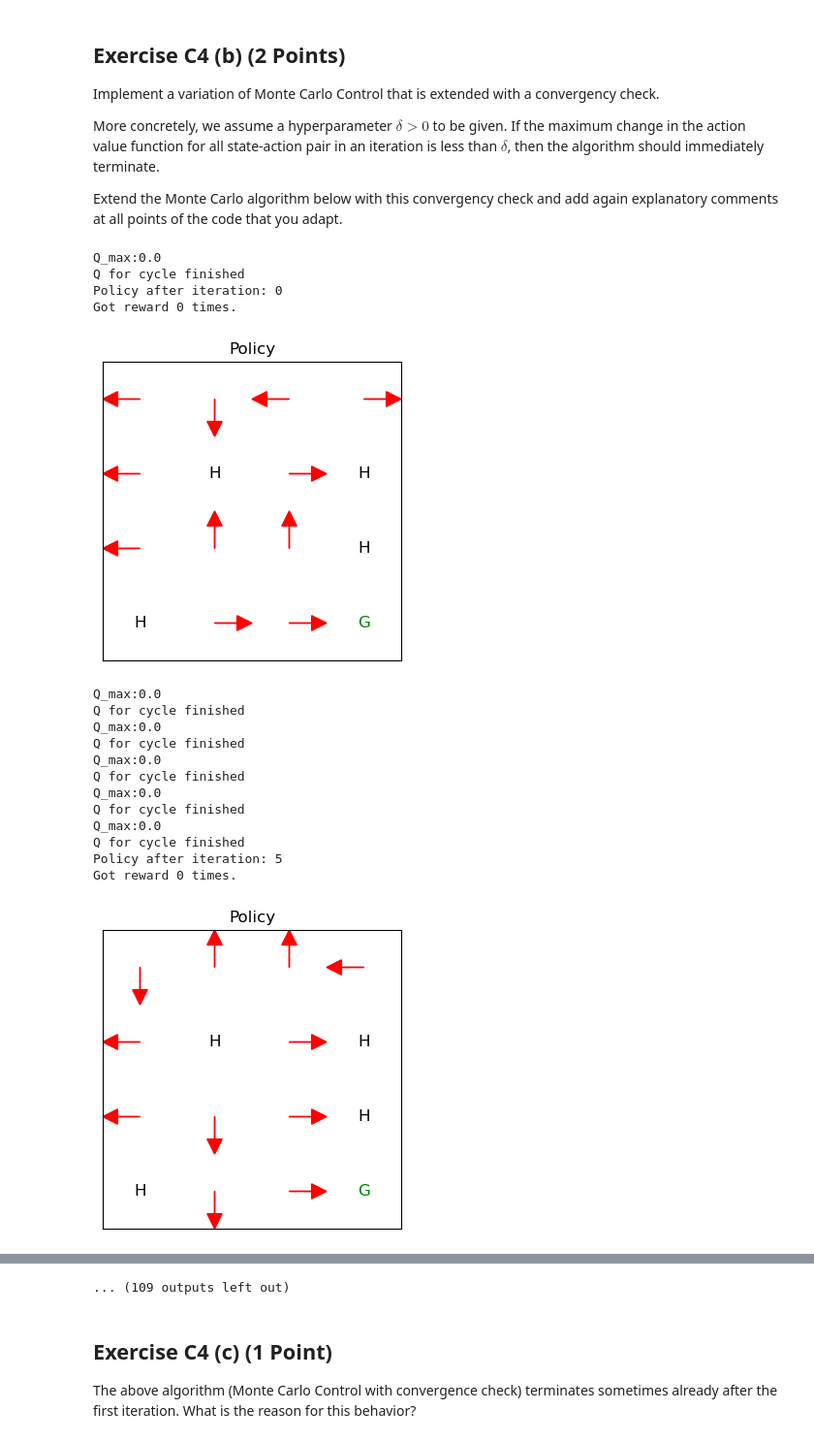
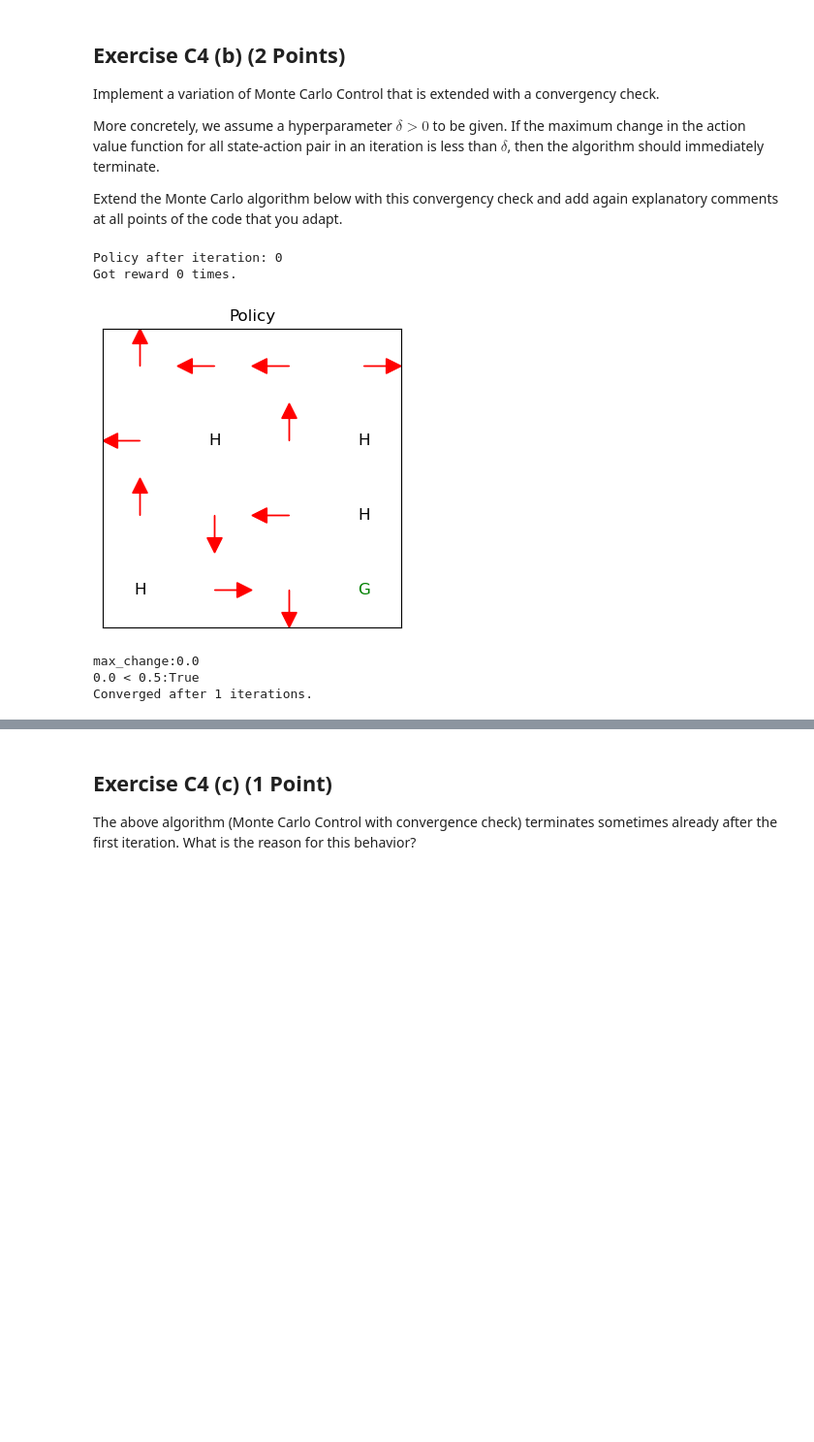
Before and after one commit to enorenio/hws_ws23, a Jupyter notebook: rl_hw3/Notebook_C.ipynb, the cells around one changed output, grey strips where cells are left out. Shown at 97% size. Cells and saved outputs as stored; diff of their text form; code cells hidden in the pictures; blank space fills up the shorter version.

```diff
--- a/rl_hw3/Notebook_C.ipynb
+++ b/rl_hw3/Notebook_C.ipynb
@@ -365,8 +363,6 @@ More concretely, we assume a hyperparameter $\delta > 0$ to be given. If the max
 
 Extend the Monte Carlo algorithm below with this convergency check and add again explanatory comments at all points of the code that you adapt.
 # %%
-# TODO: Extend this algorithm with a convergency check.
-
 num_states = env.observation_space.n
 num_actions = env.action_space.n
 
@@ -382,6 +378,7 @@ delta = 0.5
 policy = np.random.randint(num_actions, size=num_states)
 
 Q = np.zeros([num_states, num_actions])
+prev_Q = Q.copy()
 
 for iteration in range(num_iterations):
 
@@ -422,59 +419,47 @@ for iteration in range(num_iterations):
         acc_return = 0
         visited_pairs = set()
 
         for t in reversed(range(len(episode))):
             s, a, r = episode[t]
 
             if (s, a) not in visited_pairs:
                 visited_pairs.add((s, a))
                 acc_return = r + gamma * acc_return
 
                 if (s, a) not in returns:
                     returns[(s, a)] = 0
                     count[(s, a)] = 0
 
                 returns[(s, a)] += acc_return
                 count[(s, a)] += 1
 
-    Q_max_change = 0.0
     for (s, a), total_return in returns.items():
-        Q_change = Q[s, a]+ 1 / count[(s, a)]*(total_return - Q[s, a])
-
-        Q_max_change = max(Q_max_change, Q_change)
-        print(f"Q_max:{Q_max_change}")
-
-        #Check if Q changed less than delta. If so - break out of both loops
-        if Q_max_change < delta:
-            break
-
-        Q[s, a] = Q_change
-    print("Q for cycle finished")
-
+        Q[s, a] = Q[s, a]+ 1 / count[(s, a)]*(total_return - Q[s, a])
 
     for state in range(num_states):
         best_actions = np.argwhere(Q[state] == np.amax(Q[state])).flatten()
         policy[state] = np.random.choice(best_actions)
 
+    # Check for convergence
+    # Warning - algorithm seems to be stochastic so there's high probability it will converge after 1 iteration because max change of Q was 0. Hence, try multiple times.
+    if iteration > 0:
+        max_change = np.max(np.abs(Q - prev_Q))
+        # Removing these print statements seems increase probability of converging after 1 iteration.
+        print(f"max_change:{max_change}")
+        print(f"{max_change} < {delta}:{max_change < delta}")
+        if max_change < delta:
+            print(f"Converged after {iteration} iterations.")
+            break
+    prev_Q = Q.copy()
+
     if (iteration % 5 == 0):
         print(f"Policy after iteration: {iteration}")
         print(f"Got reward {count_got_reward} times.")
         plot_policy(policy)
 # %% [output]
-Q_max:0.0
-Q for cycle finished
 Policy after iteration: 0
 Got reward 0 times.
-[figure, old version]
+[figure, new version]
-Q_max:0.0
-Q for cycle finished
-Q_max:0.0
-Q for cycle finished
-Q_max:0.0
-Q for cycle finished
-Q_max:0.0
-Q for cycle finished
-Q_max:0.0
-Q for cycle finished
-Policy after iteration: 5
-Got reward 0 times.
+max_change:0.0
+0.0 < 0.5:True
+Converged after 1 iterations.
-[figure, removed]
@@ -533,4 +466,3 @@ Got reward 4 times.
-... (109 outputs left out)
 # %% [markdown]
 ## Exercise C4 (c) (1 Point)
 
```
Also changed, not shown: parts of 6 cells of this notebook.
